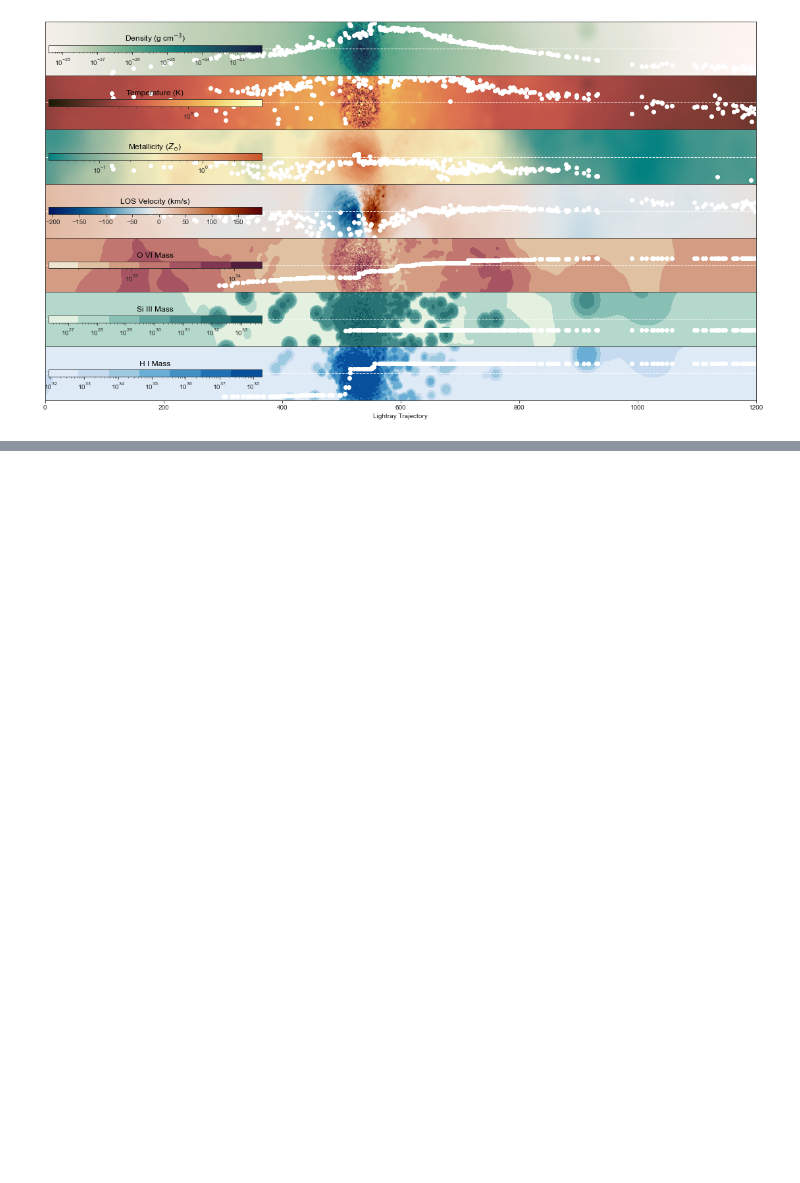
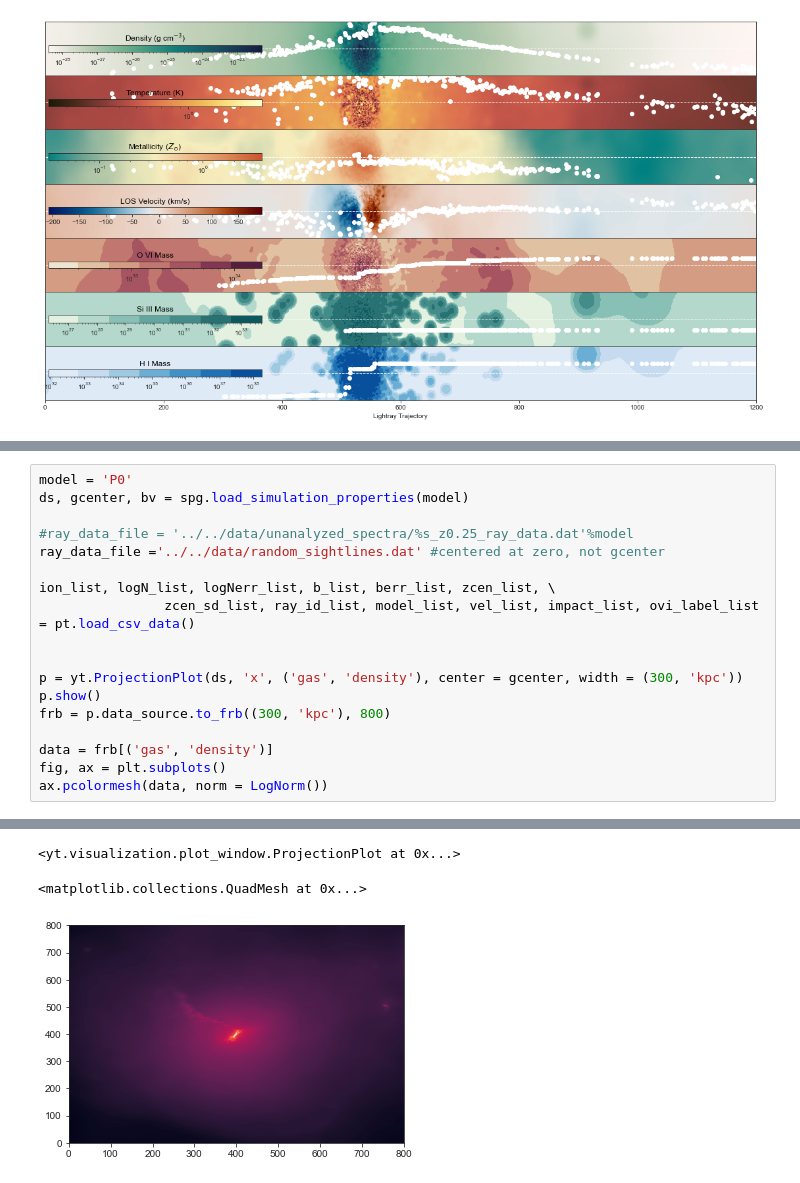
Before and after one commit to ibutsky/synthetic_spectra, a Jupyter notebook: scripts/plotting/paper_plots.ipynb, the cells around one changed output, grey strips where cells are left out. Saved outputs shown, nothing was run; the diff lists cells and outputs as text; blank space fills up the shorter version.

```diff
--- a/scripts/plotting/paper_plots.ipynb
+++ b/scripts/plotting/paper_plots.ipynb
@@ -585,0 +586,19 @@ yt : [INFO     ] 2021-02-12 18:17:04,769 Allocating for 3.151e+07 particles
+# %%
+model = 'P0'
+ds, gcenter, bv = spg.load_simulation_properties(model)
+
+#ray_data_file = '../../data/unanalyzed_spectra/%s_z0.25_ray_data.dat'%model
+ray_data_file ='../../data/random_sightlines.dat' #centered at zero, not gcenter
+
+ion_list, logN_list, logNerr_list, b_list, berr_list, zcen_list, \
+                zcen_sd_list, ray_id_list, model_list, vel_list, impact_list, ovi_label_list = pt.load_csv_data()
+
+
+p = yt.ProjectionPlot(ds, 'x', ('gas', 'density'), center = gcenter, width = (300, 'kpc'))
+p.show()
+frb = p.data_source.to_frb((300, 'kpc'), 800)
+
+data = frb[('gas', 'density')]
+fig, ax = plt.subplots()
+ax.pcolormesh(data, norm = LogNorm())
+# %% [output]
@@ -585,0 +621,3 @@ yt : [INFO     ] 2021-02-12 18:17:04,769 Allocating for 3.151e+07 particles
+<yt.visualization.plot_window.ProjectionPlot at 0x...>
+<matplotlib.collections.QuadMesh at 0x...>
+[figure, added]
```
Also changed, not shown: parts of 5 cells of this notebook, 5 other files.
